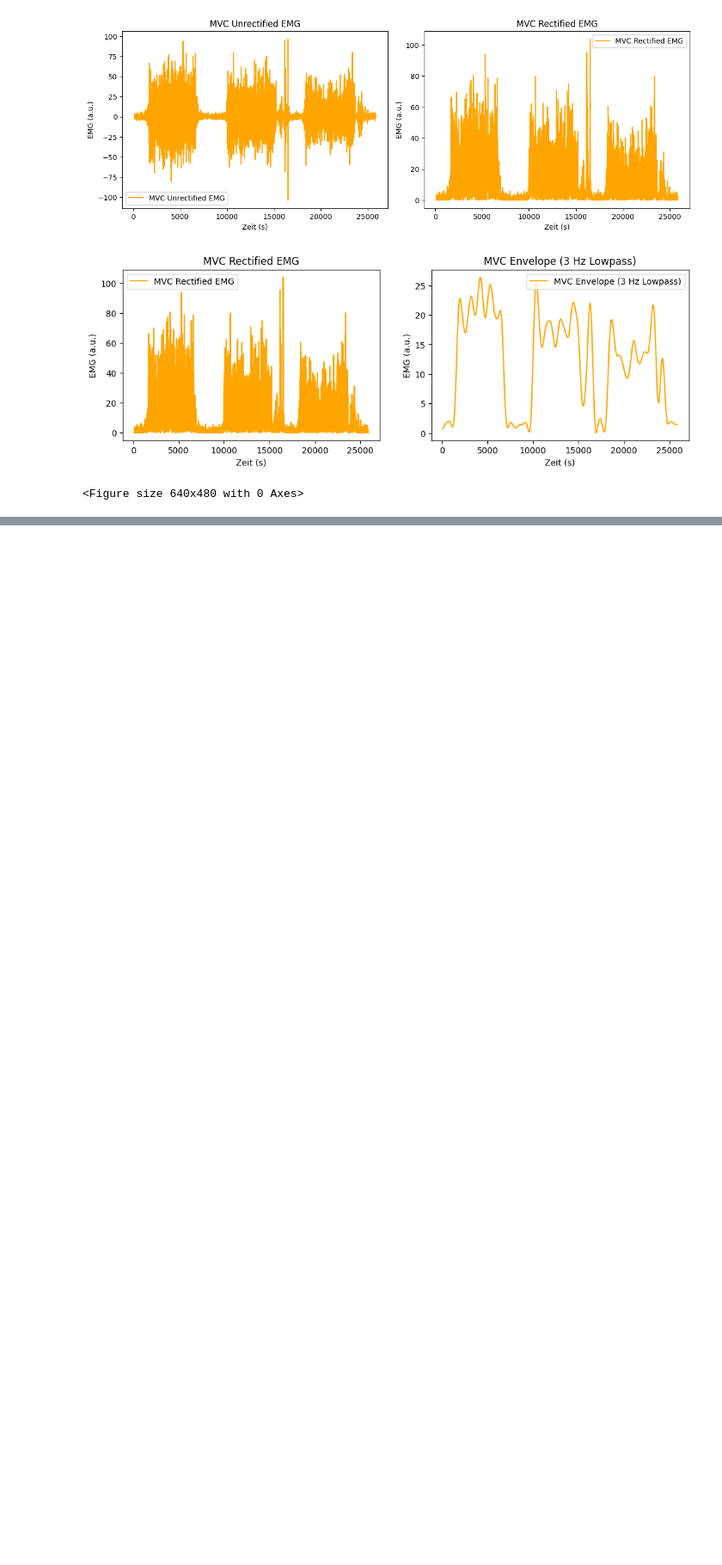
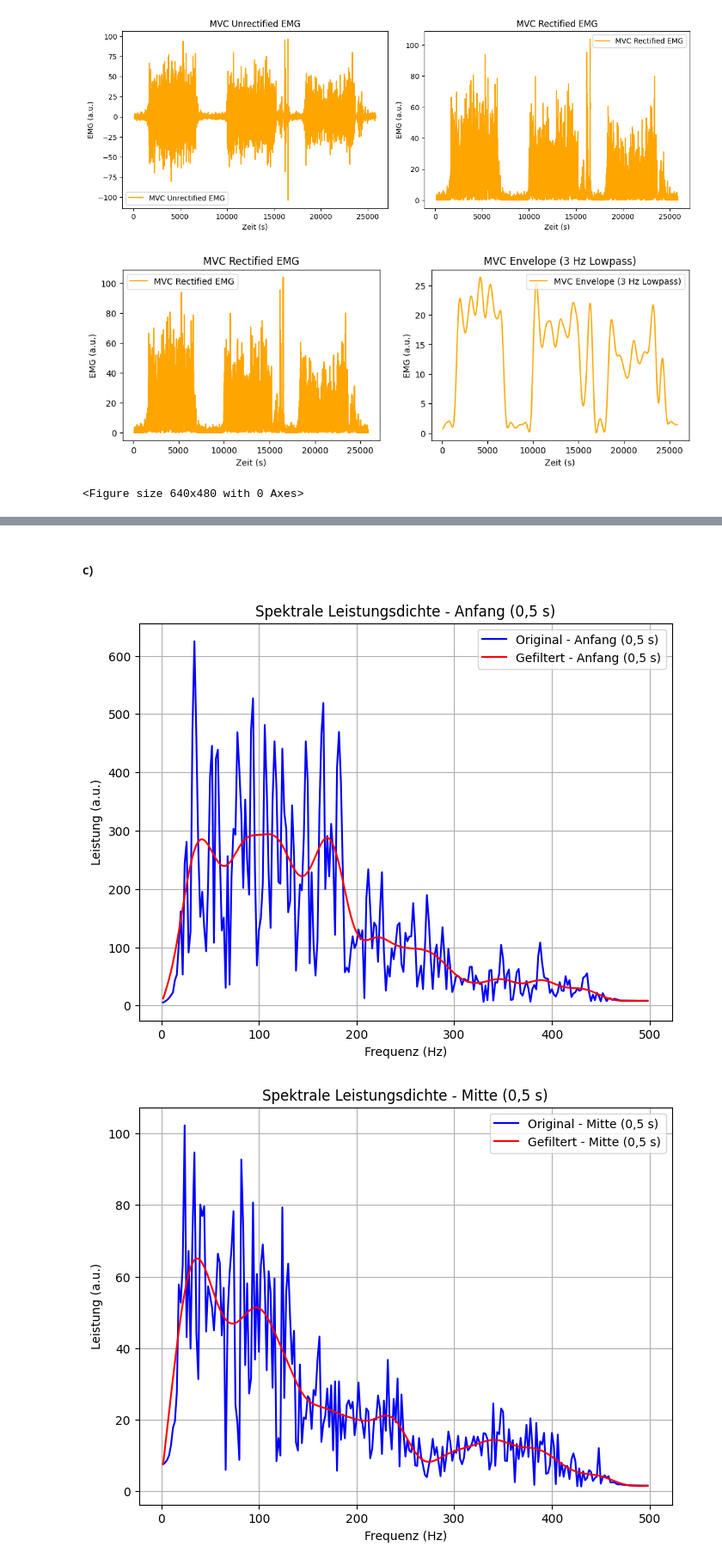
Before and after one commit to VPaulineC/Praktikum-3, a Jupyter notebook: MainCode3.ipynb, the cells around one changed output, grey strips where cells are left out. Shown at 86% size. Saved outputs shown, nothing was run; the diff lists cells and outputs as text; code cells hidden in the pictures; blank space fills up the shorter version.

```diff
--- a/MainCode3.ipynb
+++ b/MainCode3.ipynb
@@ -397,0 +587,47 @@ def get_bursts(mvc_emg_filtered, weights_emg_filtered, fatigue_emg_filtered):
+# %% [markdown]
+#### c)
+# %%
+# Filtereinstellungen
+cutoff_freq = 40  # Cutoff-Frequenz für den Lowpass-Filter
+
+filtered_start_power = lowpass_filter(start_power, cutoff=cutoff_freq, fs=fs)
+filtered_middle_power = lowpass_filter(middle_power, cutoff=cutoff_freq, fs=fs)
+filtered_end_power = lowpass_filter(end_power, cutoff=cutoff_freq, fs=fs)
+
+# 7. Plotten der gefilterten spektralen Leistungsdichte für die drei Segmente
+
+# Plot für das Segment "Anfang"
+plt.figure(figsize=(8, 6))
+plt.plot(start_freqs, start_power, color='blue', label='Original - Anfang (0,5 s)')
+plt.plot(start_freqs, filtered_start_power, color='red', label='Gefiltert - Anfang (0,5 s)')
+plt.title('Spektrale Leistungsdichte - Anfang (0,5 s)')
+plt.xlabel('Frequenz (Hz)')
+plt.ylabel('Leistung (a.u.)')
+plt.legend()
+plt.grid()
+plt.show()
+
+# Plot für das Segment "Mitte"
+plt.figure(figsize=(8, 6))
+plt.plot(middle_freqs, middle_power, color='blue', label='Original - Mitte (0,5 s)')
+plt.plot(middle_freqs, filtered_middle_power, color='red', label='Gefiltert - Mitte (0,5 s)')
+plt.title('Spektrale Leistungsdichte - Mitte (0,5 s)')
+plt.xlabel('Frequenz (Hz)')
+plt.ylabel('Leistung (a.u.)')
+plt.legend()
+plt.grid()
+plt.show()
+
+# Plot für das Segment "Ende"
+plt.figure(figsize=(8, 6))
+plt.plot(end_freqs, end_power, color='blue', label='Original - Ende (0,5 s)')
+plt.plot(end_freqs, filtered_end_power, color='red', label='Gefiltert - Ende (0,5 s)')
+plt.title('Spektrale Leistungsdichte - Ende (0,5 s)')
+plt.xlabel('Frequenz (Hz)')
+plt.ylabel('Leistung (a.u.)')
+plt.legend()
+plt.grid()
+plt.show()
+# %% [output]
+[figure, added]
+[figure, added]
```
Also changed, not shown: parts of 15 cells of this notebook, 3 other files.
